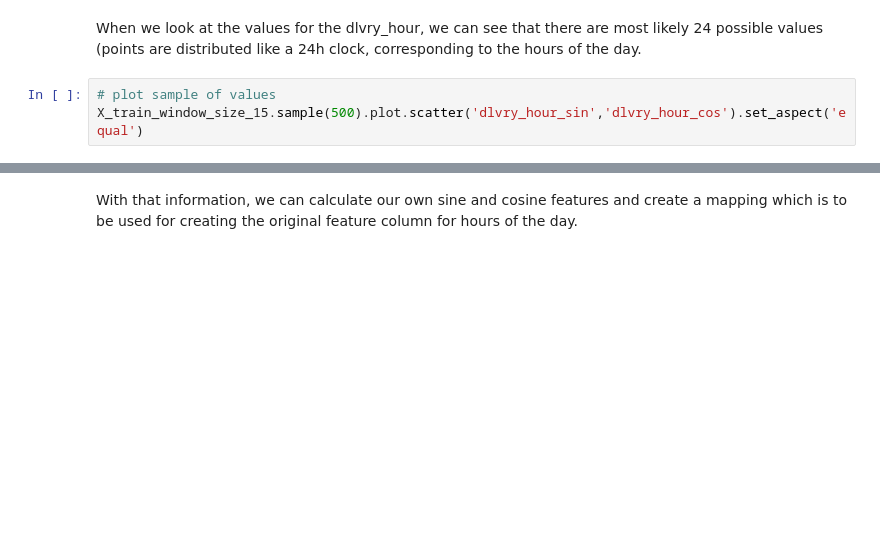
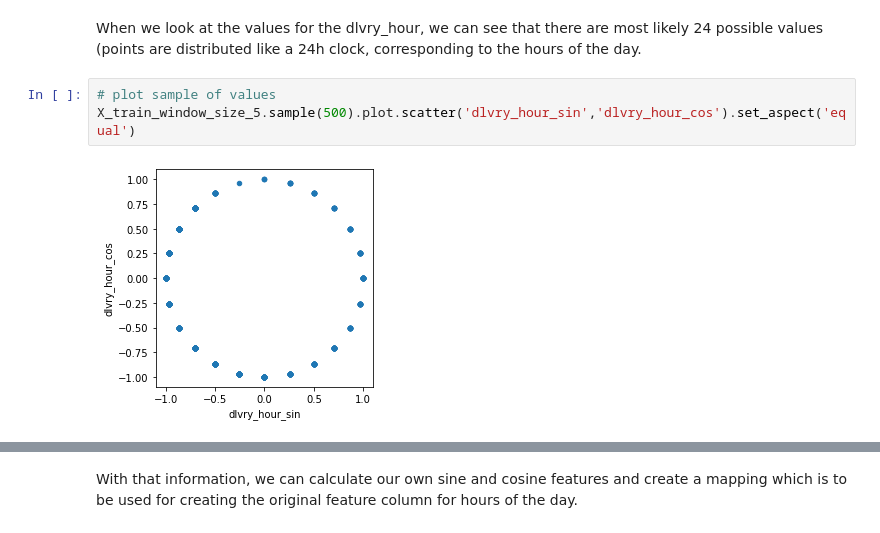
Before and after one commit to TazTornadoo/SigmoidFreud, a Jupyter notebook: Python/Submission/Electricity_price_prediction_5.ipynb, the cells around one changed output, grey strips where cells are left out. Cells and saved outputs as stored; diff of their text form; blank space fills up the shorter version.

```diff
--- a/Python/Submission/Electricity_price_prediction_5.ipynb
+++ b/Python/Submission/Electricity_price_prediction_5.ipynb
@@ -317,6 +370,8 @@ def convert_weekday(sin, cos):
 When we look at the values for the dlvry_hour, we can see that there are most likely 24 possible values (points are distributed like a 24h clock, corresponding to the hours of the day.
 # %%
 # plot sample of values
-X_train_window_size_15.sample(500).plot.scatter('dlvry_hour_sin','dlvry_hour_cos').set_aspect('equal')
+X_train_window_size_5.sample(500).plot.scatter('dlvry_hour_sin','dlvry_hour_cos').set_aspect('equal')
+# %% [output]
+[figure, added]
 # %%
 # look at unique values
```
Also changed, not shown: parts of 26 cells of this notebook.
